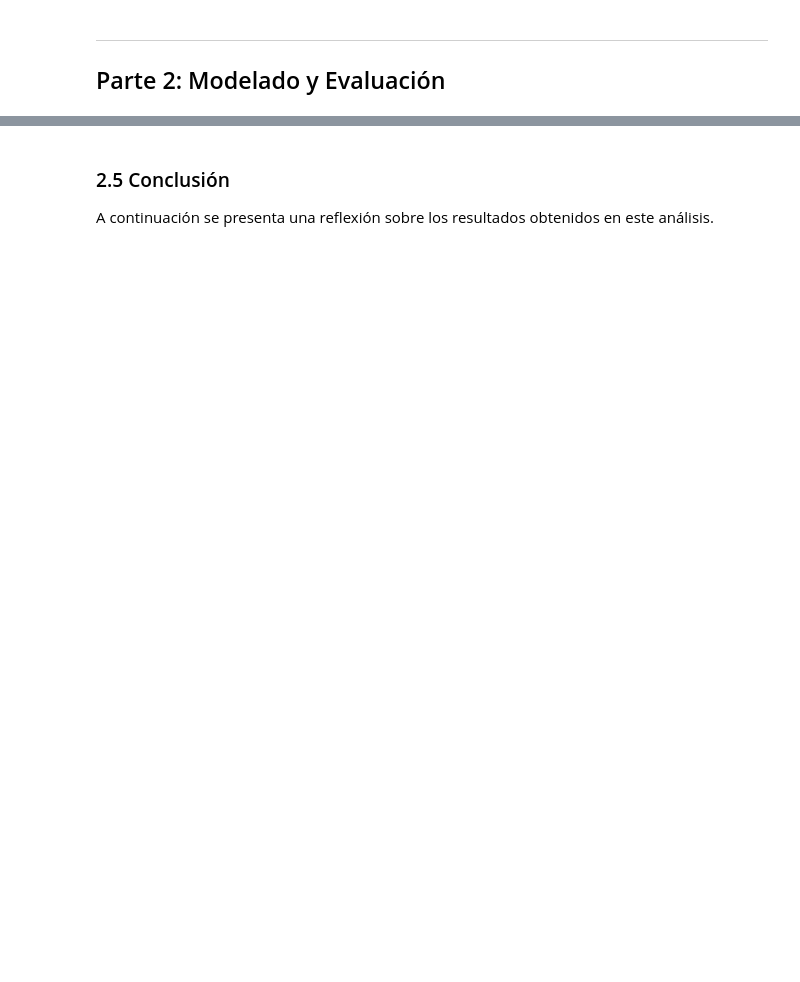
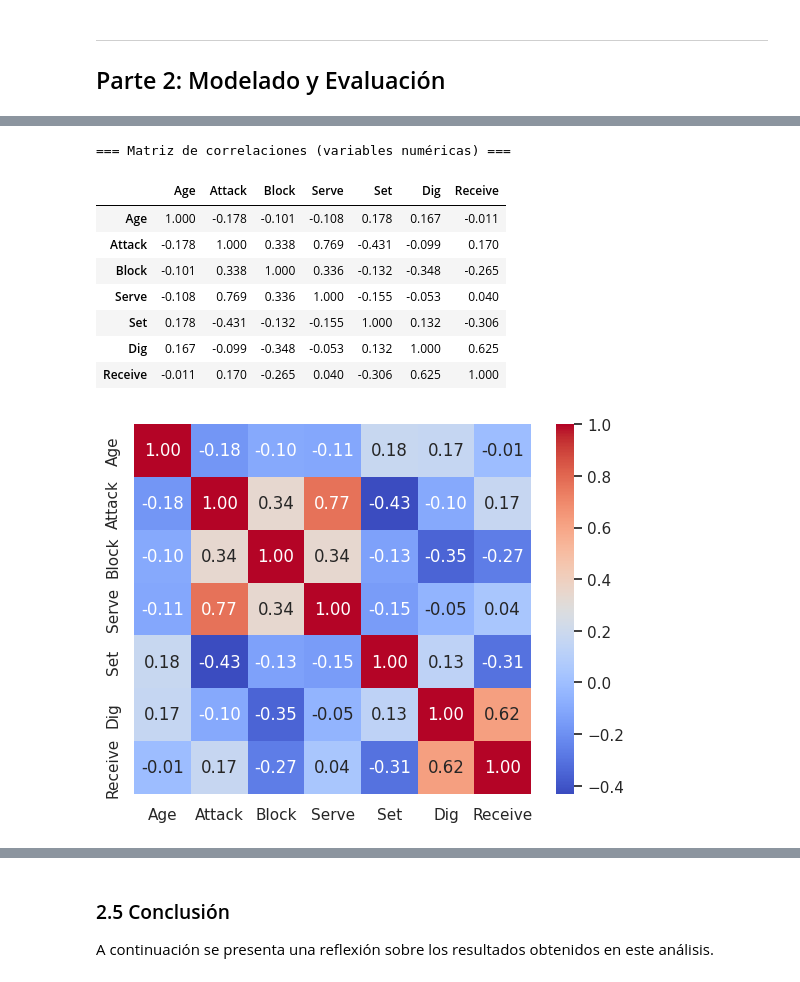
Before and after one commit to lupitaarpide/Ciencia-de-datos, a Jupyter notebook: Semana4/Actividad3/Actividad3.ipynb, the cells around one changed output, grey strips where cells are left out. Saved outputs shown, nothing was run; the diff lists cells and outputs as text; code cells hidden in the pictures; blank space fills up the shorter version.

Commit message:
Actividad Casi completa

```diff
--- a/Semana4/Actividad3/Actividad3.ipynb
+++ b/Semana4/Actividad3/Actividad3.ipynb
@@ -38,7 +51,6 @@ df.head(10)
 # %%
 # Dimensiones del dataset
 print(f"El dataset tiene {df.shape[0]} filas y {df.shape[1]} columnas.")
-print()
 print("Columnas disponibles:")
-for col in df.columns:
-    print(f"  - {col}")
+for i in df.columns:
+    print(f"  - {i}")
@@ -78,24 +140,15 @@ else:
-# %%
-# Verificar duplicados
-duplicados = df.duplicated().sum()
-print(f"Filas duplicadas: {duplicados}")
-if duplicados > 0:
-    df = df.drop_duplicates()
-    print(f"✅ Se eliminaron {duplicados} filas duplicadas.")
-else:
-    print("✅ No hay filas duplicadas.")
 # %%
 # Imputación de valores faltantes (por si existieran en otros escenarios)
 # Para columnas numéricas usamos la mediana; para categóricas la moda
-for col in df.columns:
-    if df[col].isnull().sum() > 0:
-        if df[col].dtype in ["float64", "int64"]:
-            mediana = df[col].median()
+for i in df.columns:
+    if df[i].isnull().sum() > 0:
+        if df[i].dtype in ["float64", "int64"]:
+            mediana = df[i].median()
             df[col].fillna(mediana, inplace=True)
-            print(f"Columna "{col}": imputada con mediana = {mediana}")
+            print(f"Columna {i}: imputada con mediana = {mediana}")
         else:
             moda = df[col].mode()[0]
             df[col].fillna(moda, inplace=True)
-            print(f"Columna "{col}": imputada con moda = {moda}")
+            print(f"Columna {i}: imputada con moda = {moda}")
 
-print("✅ Proceso de imputación completado.")
+print("Ya quedo")
@@ -164,4 +237,20 @@ else:
 # %%
+sns.set(style="darkgrid", font_scale=1)
+sns.heatmap(df[columnas_numericas].corr().round(3), annot=True, fmt=".2f", cmap="coolwarm")
+
+
+
 # Matriz de correlaciones completa
 print("=== Matriz de correlaciones (variables numéricas) ===")
 df[columnas_numericas].corr().round(3)
+# %% [output]
+=== Matriz de correlaciones (variables numéricas) ===
+|  | Age | Attack | Block | Serve | Set | Dig | Receive |
+| Age | 1.000 | -0.178 | -0.101 | -0.108 | 0.178 | 0.167 | -0.011 |
+| Attack | -0.178 | 1.000 | 0.338 | 0.769 | -0.431 | -0.099 | 0.170 |
+| Block | -0.101 | 0.338 | 1.000 | 0.336 | -0.132 | -0.348 | -0.265 |
+| Serve | -0.108 | 0.769 | 0.336 | 1.000 | -0.155 | -0.053 | 0.040 |
+| Set | 0.178 | -0.431 | -0.132 | -0.155 | 1.000 | 0.132 | -0.306 |
+| Dig | 0.167 | -0.099 | -0.348 | -0.053 | 0.132 | 1.000 | 0.625 |
+| Receive | -0.011 | 0.170 | -0.265 | 0.040 | -0.306 | 0.625 | 1.000 |
+[figure, added]
```
Also changed, not shown: parts of 27 cells of this notebook, 1 other file.
